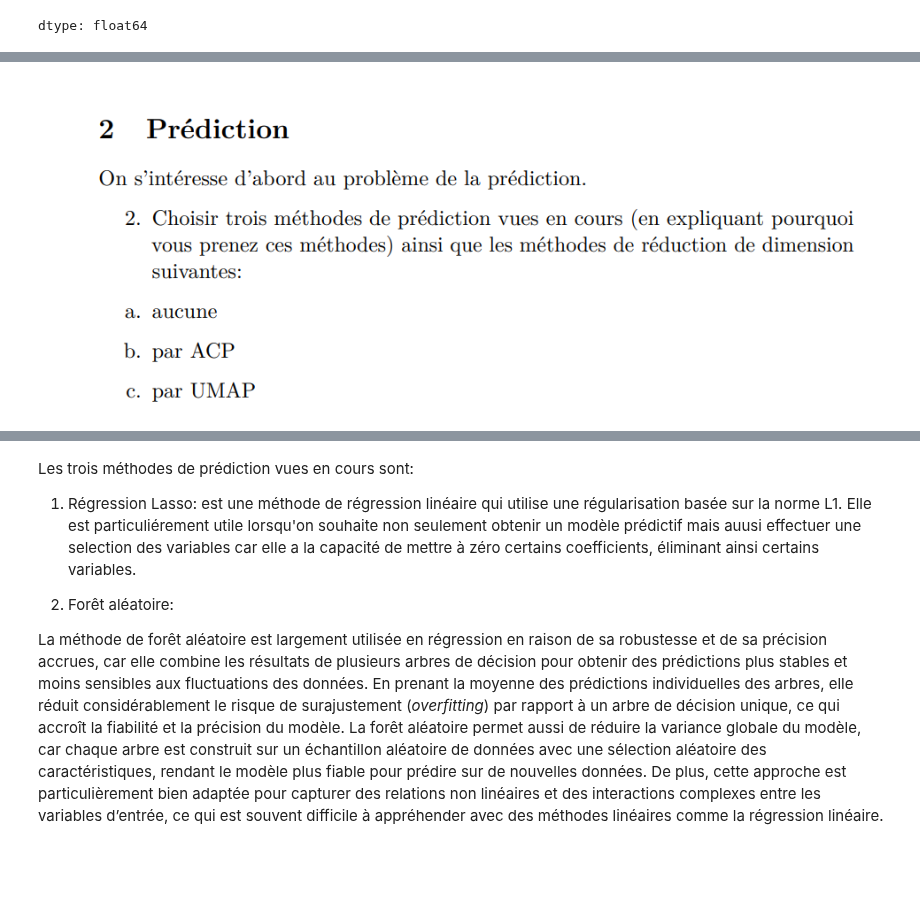
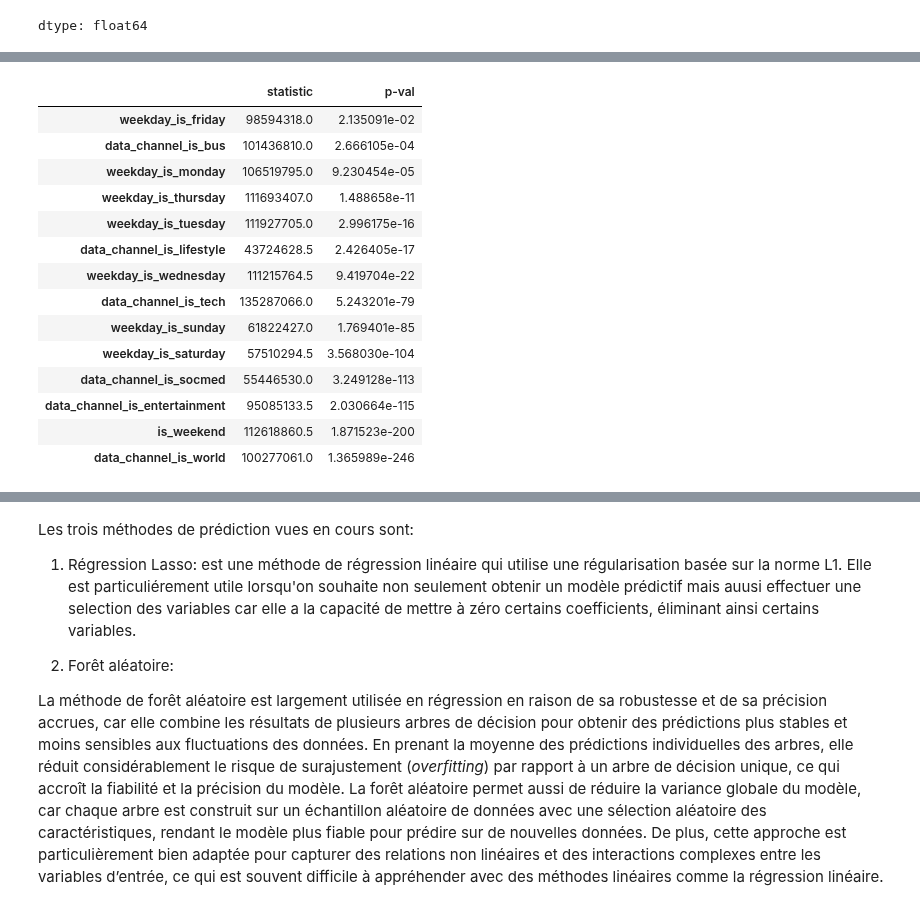
Before and after one commit to bigirimanainnocent12/Apprentissage_automatique, a Jupyter notebook: Apprentissage_Automatique.ipynb, the cells around one changed output, grey strips where cells are left out. Saved outputs shown, nothing was run; the diff lists cells and outputs as text; code cells hidden in the pictures; blank space fills up the shorter version.

```diff
--- a/Apprentissage_Automatique.ipynb
+++ b/Apprentissage_Automatique.ipynb
@@ -284,2 +303,31 @@ fig.show()
-# %% [markdown]
-![image.png](embedded-picture-1)
+# %%
+from  scipy import stats
+cols_to_correlate = variables_qualitative.columns
+
+test_student = {}
+
+for col in cols_to_correlate:
+    test = stats.mannwhitneyu(data[' shares'].where(data[col]==True).dropna(), data[' shares'].where(data[col]==False).dropna(),alternative='two-sided')
+    test_student[col] = {
+        'statistic': test.statistic,
+        'p-val': test.pvalue
+    }
+
+test_resulat = pd.DataFrame(test_student).T
+test_resulat[test_resulat["p-val"]< 0.05].sort_values(by="p-val",ascending=False)
+# %% [output]
+|  | statistic | p-val |
+| weekday_is_friday | 98594318.0 | 2.135091e-02 |
+| data_channel_is_bus | 101436810.0 | 2.666105e-04 |
+| weekday_is_monday | 106519795.0 | 9.230454e-05 |
+| weekday_is_thursday | 111693407.0 | 1.488658e-11 |
+| weekday_is_tuesday | 111927705.0 | 2.996175e-16 |
+| data_channel_is_lifestyle | 43724628.5 | 2.426405e-17 |
+| weekday_is_wednesday | 111215764.5 | 9.419704e-22 |
+| data_channel_is_tech | 135287066.0 | 5.243201e-79 |
+| weekday_is_sunday | 61822427.0 | 1.769401e-85 |
+| weekday_is_saturday | 57510294.5 | 3.568030e-104 |
+| data_channel_is_socmed | 55446530.0 | 3.249128e-113 |
+| data_channel_is_entertainment | 95085133.5 | 2.030664e-115 |
+| is_weekend | 112618860.5 | 1.871523e-200 |
+| data_channel_is_world | 100277061.0 | 1.365989e-246 |
```
Also changed, not shown: parts of 16 cells of this notebook.
